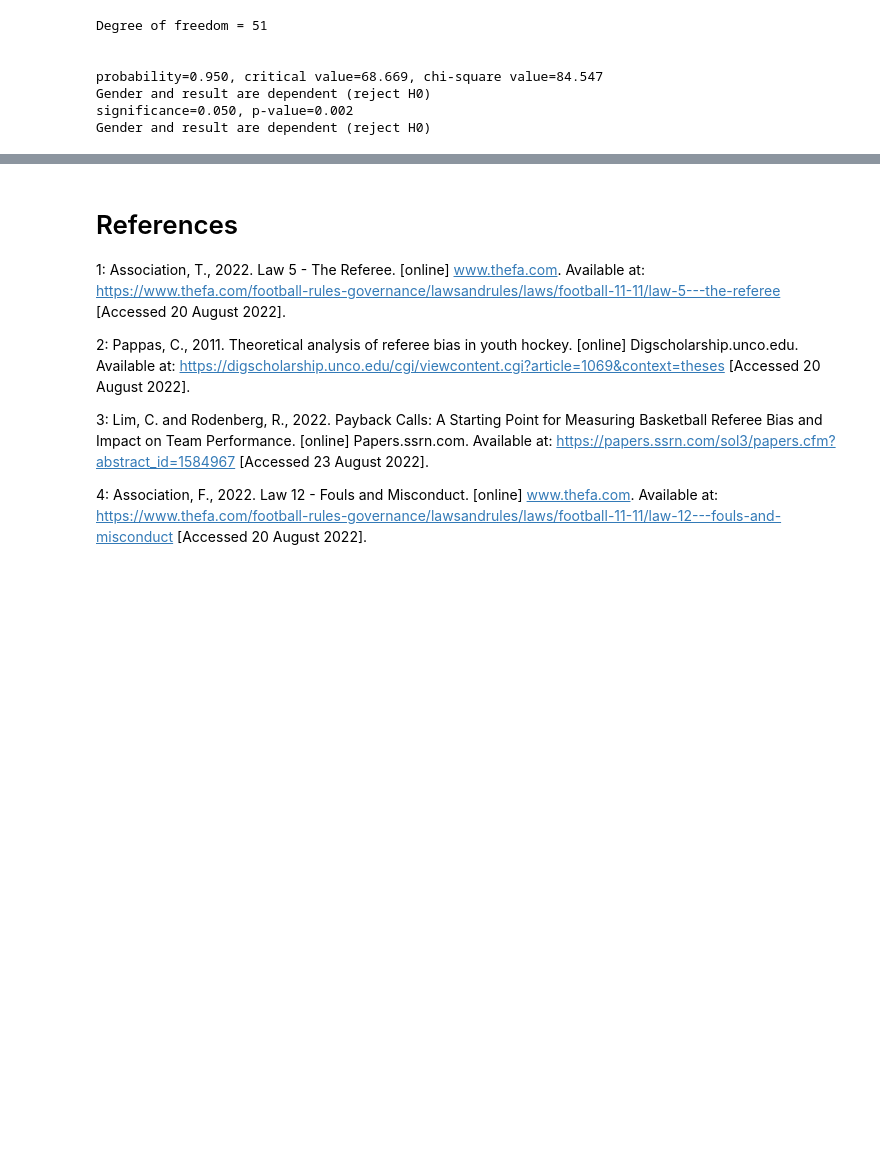
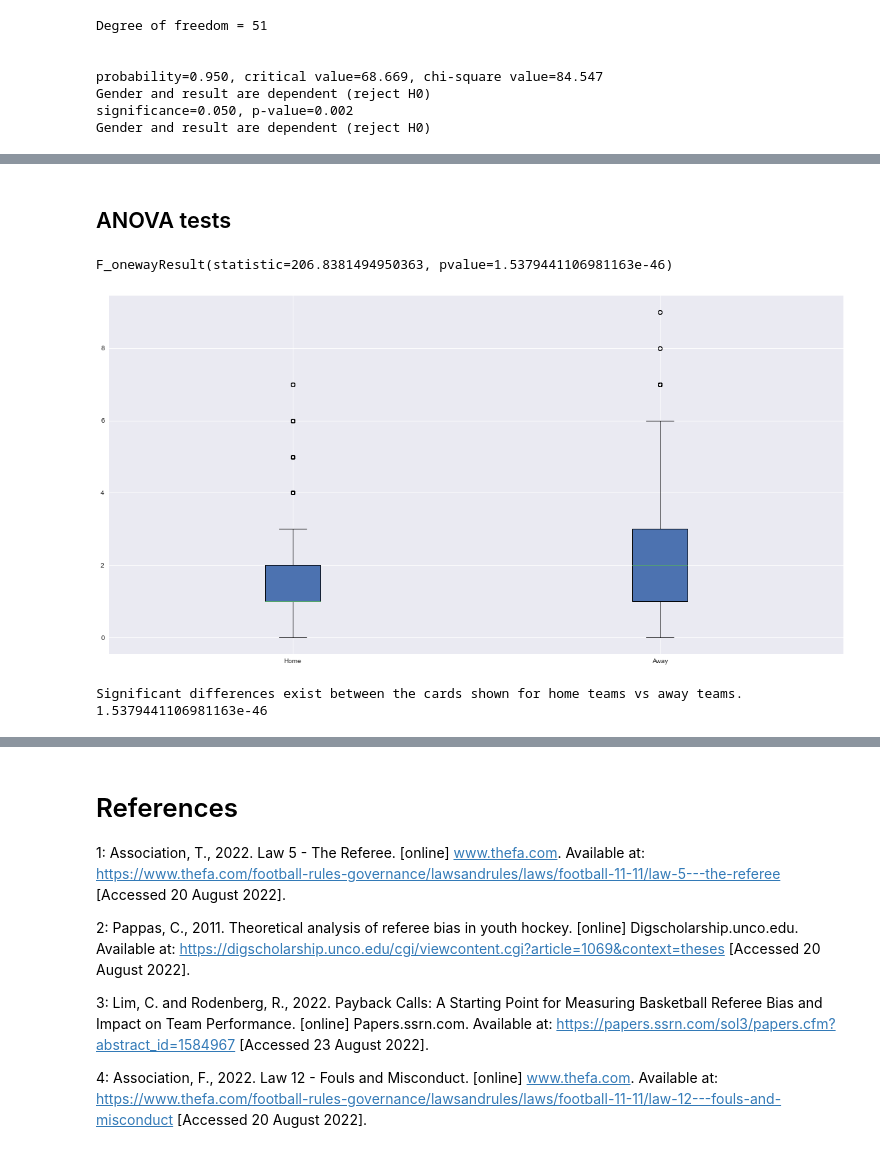
Before and after one commit to viswambaran/ASMM, a Jupyter notebook: Summative2/ASMMReport.ipynb, the cells around one changed output, grey strips where cells are left out. Cells and saved outputs as stored; diff of their text form; code cells hidden in the pictures; blank space fills up the shorter version.

```diff
--- a/Summative2/ASMMReport.ipynb
+++ b/Summative2/ASMMReport.ipynb
@@ -680,0 +735,22 @@ Index(['Away', 'Home'], dtype='object', name='variable')
+# %% [markdown]
+## ANOVA tests
+# %%
+anova = stats.f_oneway(df['Total_Home_Cards'], df['Total_Away_Cards'])
+
+print(anova, "\n")
+
+# Create side-by-side boxplots for the athletes from three countries
+box_plot_data=[df['Total_Home_Cards'], df['Total_Away_Cards']]
+plt.boxplot(box_plot_data,patch_artist=True,labels=['Home','Away'])
+plt.show()
+
+alpha= 0.05
+if (anova[1] < alpha):
+    print("Significant differences exist between the cards shown for home teams vs away teams.")
+else:
+    print ("No significant differences exist between the cards shown for home teams vs away teams.")
+# %% [output]
+F_onewayResult(statistic=206.8381494950363, pvalue=1.5379441106981163e-46)
+[figure, added]
+Significant differences exist between the cards shown for home teams vs away teams.
+1.5379441106981163e-46
```
Also changed, not shown: parts of 16 cells of this notebook.
